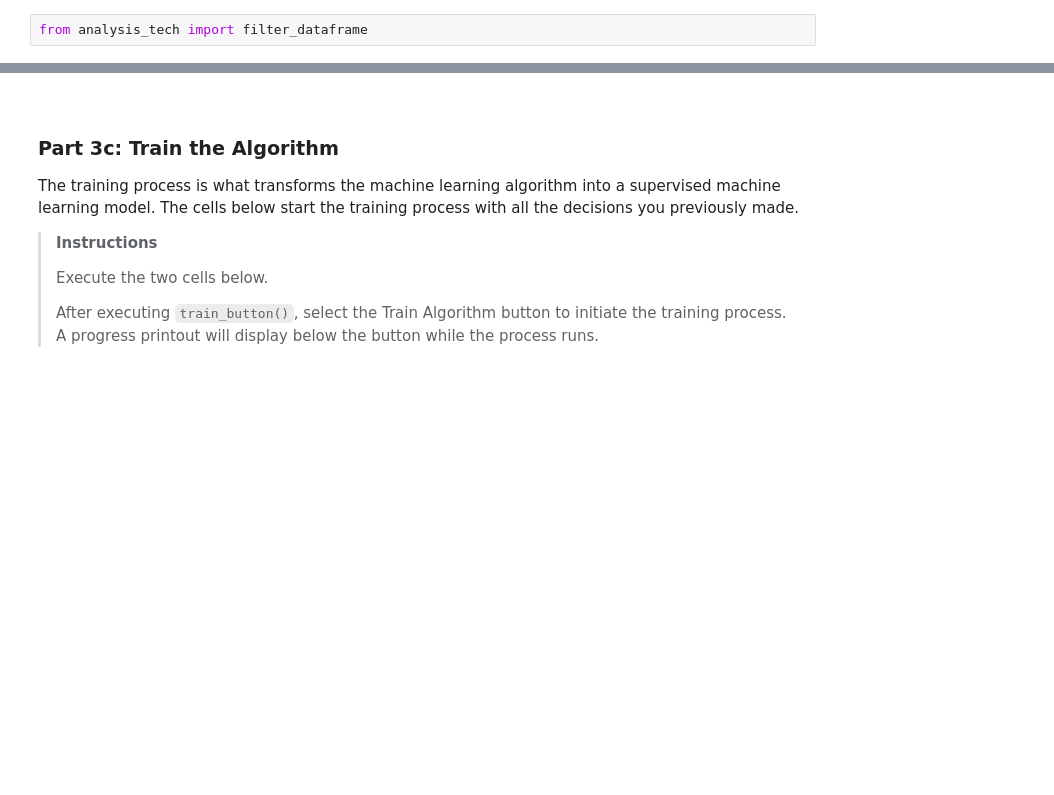
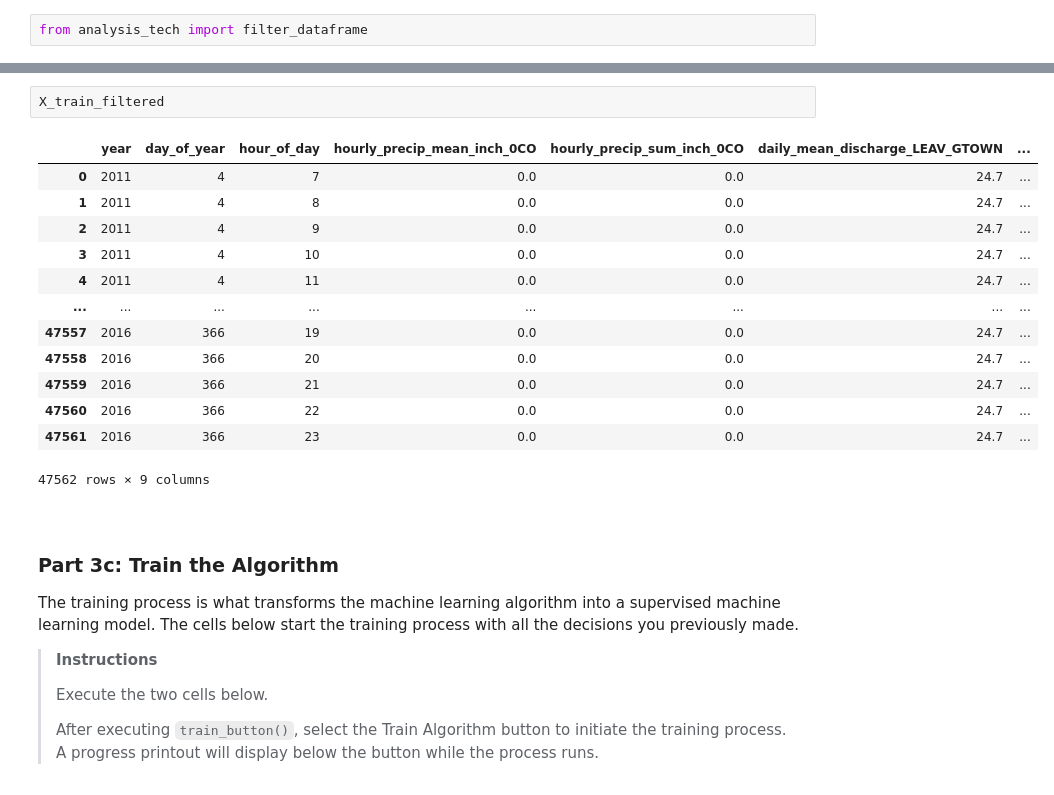
Before and after one commit to Unidata/supervised-ml-readiness, a Jupyter notebook: 04_InProgress/MachineLearningAnalysis_GoldenHydro_Module4.ipynb, the cells around one changed output, grey strips where cells are left out. Cells and saved outputs as stored; diff of their text form; blank space fills up the shorter version.

```diff
--- a/04_InProgress/MachineLearningAnalysis_GoldenHydro_Module4.ipynb
+++ b/04_InProgress/MachineLearningAnalysis_GoldenHydro_Module4.ipynb
@@ -431,3 +438,19 @@ X_true_test_filtered = filter_dataframe(X_true_test, selected)
+# %%
+X_train_filtered
+# %% [output]
+|  | year | day_of_year | hour_of_day | hourly_precip_mean_inch_0CO | hourly_precip_sum_inch_0CO | daily_mean_discharge_LEAV_GTOWN | ... |
+| 0 | 2011 | 4 | 7 | 0.0 | 0.0 | 24.7 | ... |
+| 1 | 2011 | 4 | 8 | 0.0 | 0.0 | 24.7 | ... |
+| 2 | 2011 | 4 | 9 | 0.0 | 0.0 | 24.7 | ... |
+| 3 | 2011 | 4 | 10 | 0.0 | 0.0 | 24.7 | ... |
+| 4 | 2011 | 4 | 11 | 0.0 | 0.0 | 24.7 | ... |
+| ... | ... | ... | ... | ... | ... | ... | ... |
+| 47557 | 2016 | 366 | 19 | 0.0 | 0.0 | 24.7 | ... |
+| 47558 | 2016 | 366 | 20 | 0.0 | 0.0 | 24.7 | ... |
+| 47559 | 2016 | 366 | 21 | 0.0 | 0.0 | 24.7 | ... |
+| 47560 | 2016 | 366 | 22 | 0.0 | 0.0 | 24.7 | ... |
+| 47561 | 2016 | 366 | 23 | 0.0 | 0.0 | 24.7 | ... |
+47562 rows × 9 columns
 # %% [markdown]
 <br>
 
```
Also changed, not shown: parts of 6 cells of this notebook, 1 other file.
